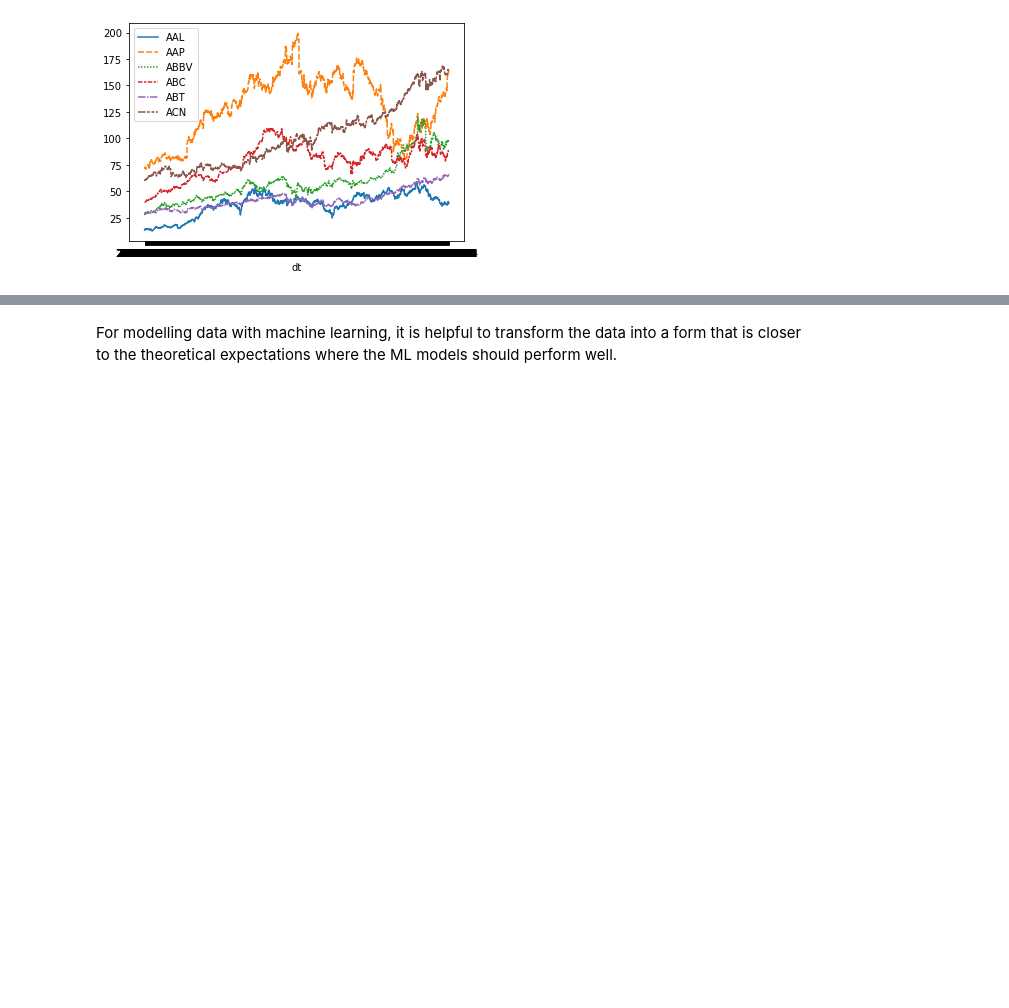
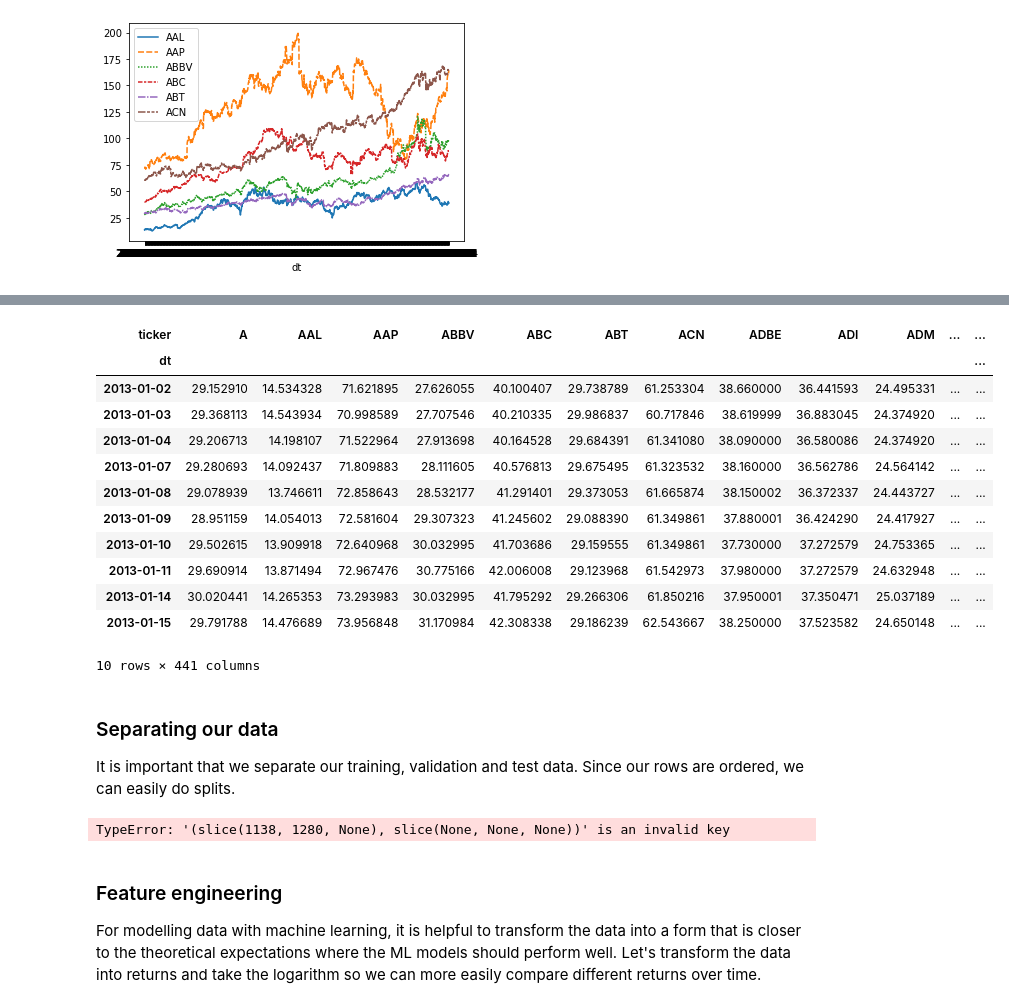
Before and after one commit to microsoft/Reactors, a Jupyter notebook: Machine_Learning_2/Capstone.ipynb, the cells around one changed output, grey strips where cells are left out. Drawn from its saved outputs; the diff is of its cells as text; code cells hidden in the pictures; blank space fills up the shorter version.

```diff
--- a/Machine_Learning_2/Capstone.ipynb
+++ b/Machine_Learning_2/Capstone.ipynb
@@ -131,2 +150,41 @@ sns.lineplot(data=closes[['AAL', 'AAP', 'ABBV', 'ABC', 'ABT', 'ACN']])
+# %%
+closes_target.head(10)
+# %% [output]
+| ticker | A | AAL | AAP | ABBV | ABC | ABT | ACN | ADBE | ADI | ADM | ... | ... |
+| dt |  |  |  |  |  |  |  |  |  |  |  | ... |
+| 2013-01-02 | 29.152910 | 14.534328 | 71.621895 | 27.626055 | 40.100407 | 29.738789 | 61.253304 | 38.660000 | 36.441593 | 24.495331 | ... | ... |
+| 2013-01-03 | 29.368113 | 14.543934 | 70.998589 | 27.707546 | 40.210335 | 29.986837 | 60.717846 | 38.619999 | 36.883045 | 24.374920 | ... | ... |
+| 2013-01-04 | 29.206713 | 14.198107 | 71.522964 | 27.913698 | 40.164528 | 29.684391 | 61.341080 | 38.090000 | 36.580086 | 24.374920 | ... | ... |
+| 2013-01-07 | 29.280693 | 14.092437 | 71.809883 | 28.111605 | 40.576813 | 29.675495 | 61.323532 | 38.160000 | 36.562786 | 24.564142 | ... | ... |
+| 2013-01-08 | 29.078939 | 13.746611 | 72.858643 | 28.532177 | 41.291401 | 29.373053 | 61.665874 | 38.150002 | 36.372337 | 24.443727 | ... | ... |
+| 2013-01-09 | 28.951159 | 14.054013 | 72.581604 | 29.307323 | 41.245602 | 29.088390 | 61.349861 | 37.880001 | 36.424290 | 24.417927 | ... | ... |
+| 2013-01-10 | 29.502615 | 13.909918 | 72.640968 | 30.032995 | 41.703686 | 29.159555 | 61.349861 | 37.730000 | 37.272579 | 24.753365 | ... | ... |
+| 2013-01-11 | 29.690914 | 13.871494 | 72.967476 | 30.775166 | 42.006008 | 29.123968 | 61.542973 | 37.980000 | 37.272579 | 24.632948 | ... | ... |
+| 2013-01-14 | 30.020441 | 14.265353 | 73.293983 | 30.032995 | 41.795292 | 29.266306 | 61.850216 | 37.950001 | 37.350471 | 25.037189 | ... | ... |
+| 2013-01-15 | 29.791788 | 14.476689 | 73.956848 | 31.170984 | 42.308338 | 29.186239 | 62.543667 | 38.250000 | 37.523582 | 24.650148 | ... | ... |
+10 rows × 441 columns
+# %% [markdown]
+### Separating our data
+It is important that we separate our training, validation and test data.  Since our rows are ordered, we can easily do splits.
+# %%
+train_pct = 0.8
+validation_pct = 0.1
+test_pct = 1 - (train_pct + train_pct)
+
+# How does this calculation work?
+train_ind = int(np.floor(closes.shape[0]*train_pct) )
+validation_ind = train_ind + int(np.floor(closes.shape[0]*validation_pct) )
+test_ind = validation_ind + int(np.floor(closes.shape[0]*test_pct) )
+
+# Now assemble the pieces
+train = closes.iloc[: train_ind,:]
+# train_target = closes_target[: train_ind,:]
+val = closes.iloc[train_ind: validation_ind,:]
+# val_target = closes_target[train_ind: validation_ind,:]
+test = closes.iloc[validation_ind :,:]
+# test_target = closes_target[validation_ind :,:]
+# %% [output]
+TypeError: '(slice(1138, 1280, None), slice(None, None, None))' is an invalid key
 # %% [markdown]
-For modelling data with machine learning, it is helpful to transform the data into a form that is closer to the theoretical expectations where the ML models should perform well.
+### Feature engineering
+For modelling data with machine learning, it is helpful to transform the data into a form that is closer to the theoretical expectations where the ML models should perform well. Let's transform the data into returns and take the logarithm so we can more easily compare different returns over time.
```
Also changed, not shown: parts of 15 cells of this notebook.
